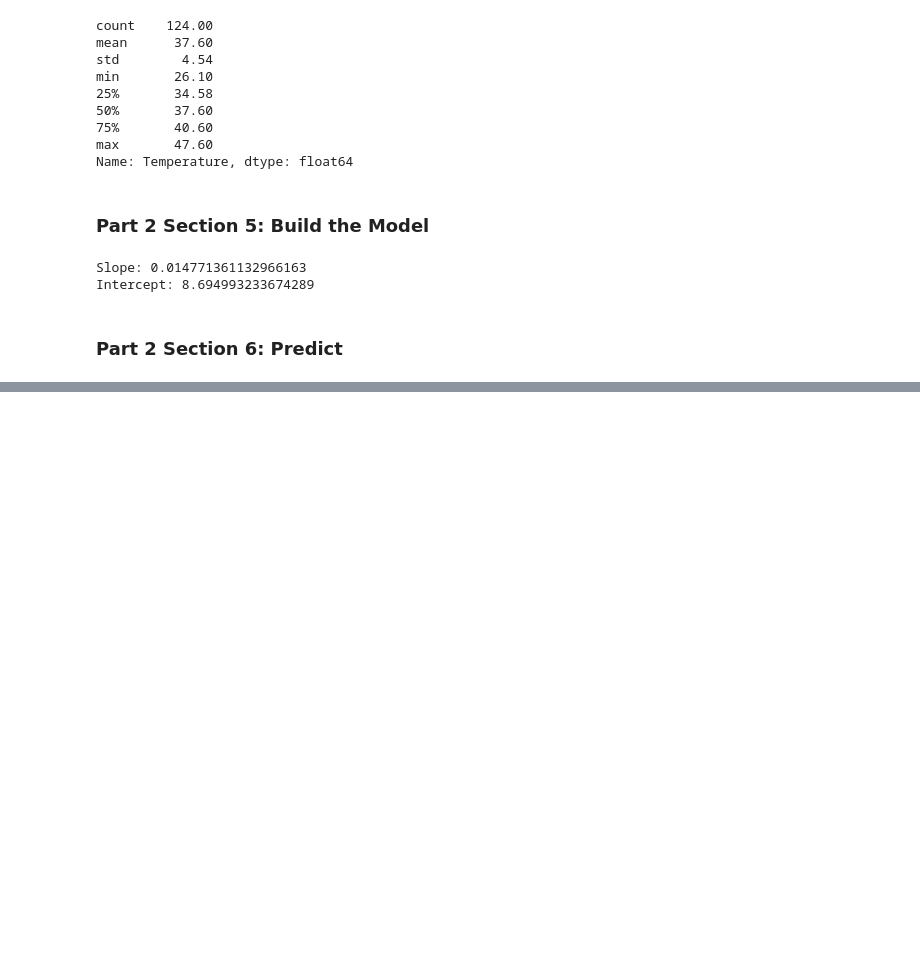
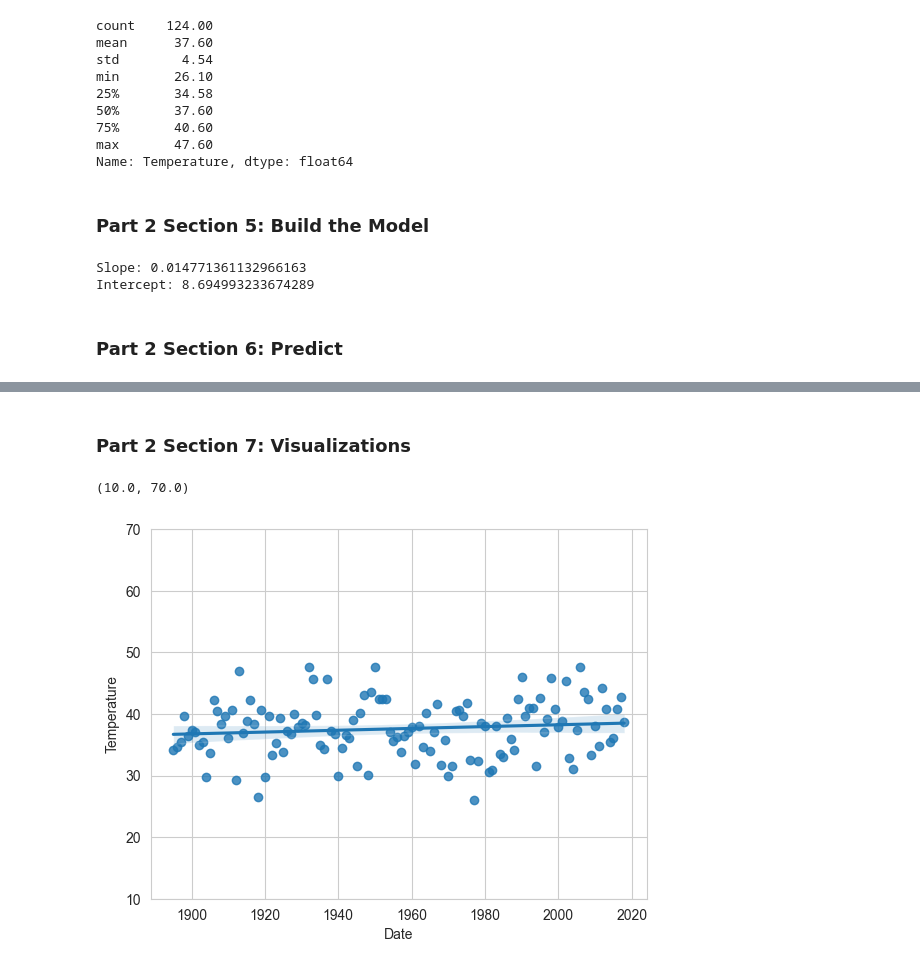
Before and after one commit to drodmay1/datafun-07-applied, a Jupyter notebook: david_ml.ipynb, the cells around one changed output, grey strips where cells are left out. Cells and saved outputs as stored; diff of their text form; code cells hidden in the pictures; blank space fills up the shorter version.

Commit message:
section 7 visuals added

```diff
--- a/david_ml.ipynb
+++ b/david_ml.ipynb
@@ -153,0 +154,12 @@ linear_regression.slope * 1890 + linear_regression.intercept
+# %% [markdown]
+### Part 2 Section 7: Visualizations
+# %%
+import seaborn as sns
+sns.set_style('whitegrid')
+
+axes = sns.regplot(x=nyc_df.Date, y=nyc_df.Temperature)
+
+axes.set_ylim(10, 70)
+# %% [output]
+(10.0, 70.0)
+[figure, added]
```
Also changed, not shown: parts of 2 cells of this notebook.
